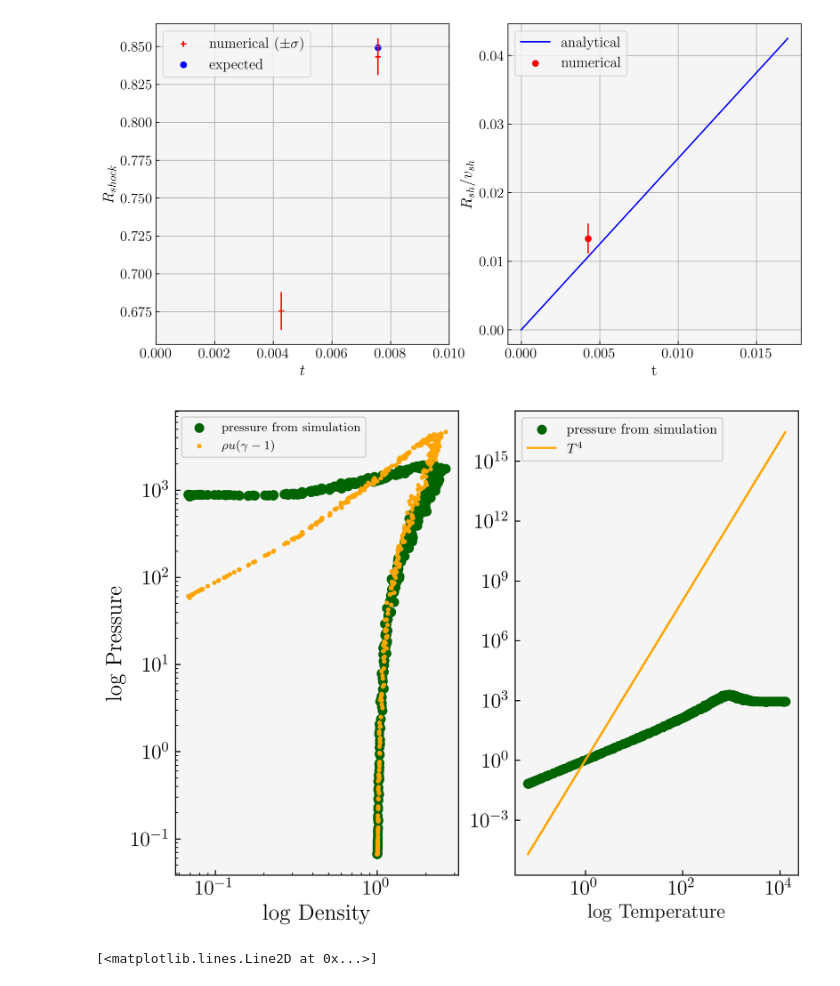
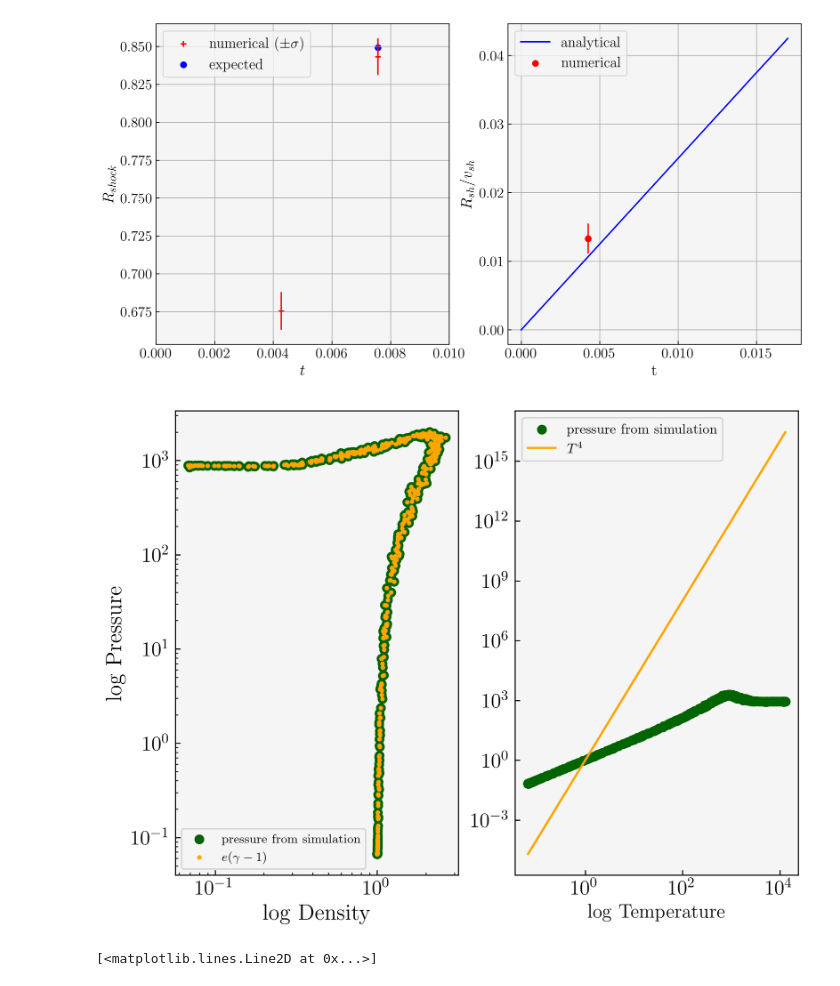
Before and after one commit to rich-tde/tde_wind, a Jupyter notebook: analyticcomp.ipynb, the cells around one changed output. Cells and saved outputs as stored; diff of their text form; code cells hidden in the pictures.

```diff
--- a/analyticcomp.ipynb
+++ b/analyticcomp.ipynb
@@ -194,28 +194,28 @@ plt.savefig('Figs/r_analyt.png')
 # %% [output]
 [figure]
 # %%
-gaspressure = Den * IE * (gamma-1) #IE is energy/unit mass
+gaspressure = IE * (gamma-1) #IE is energy density
 # pressurerad = prel.sigma_T * Temp**4 # I can't to it because I don't know the value of sigma
 # pressuretot = gaspressure + pressurerad
 # %%
 fig, ax = plt.subplots(1,2, figsize = (8,6))
 ax[0].scatter(Den[::50], Press[::50], c = 'darkgreen', label = 'pressure from simulation')
-ax[0].scatter(Den[::50], gaspressure[::50], c = 'orange', s = 5, label = r'$\rho u(\gamma-1)$') # u is specific internal energy
+ax[0].scatter(Den[::50], gaspressure[::50], c = 'orange', s = 5, label = r'$e(\gamma-1)$') # u is specific internal energy
 #ax[0].plot(Den[::50], (Den**gamma)[::50], c = 'r', label = r'$\rho^\gamma$')
 ax[0].set_xlabel(r'$\log$ Density', fontsize = 16)
 ax[0].set_ylabel(r'$\log$ Pressure', fontsize = 16)
 ax[0].legend(fontsize = 9)
 ax[0].loglog()
 
 ax[1].scatter(Temp[::50], Press[::50], c = 'darkgreen', label = 'pressure from simulation')
 ax[1].plot(Temp[::50], (Temp**4)[::50], c = 'orange', label = r'$T^4$')
 ax[1].set_xlabel(r'$\log$ Temperature', fontsize =14)
 ax[1].legend(fontsize = 10)
 ax[1].loglog()
 
 plt.savefig(f'Figs/{folder}{snap}_Pdependence.png')
 # %% [output]
-[figure, old version]
+[figure, new version]
 # %%
 cs100 = np.zeros(len(indeces100))
 for i,idx in enumerate(indeces100):
```
Also changed, not shown: 23 other files.
